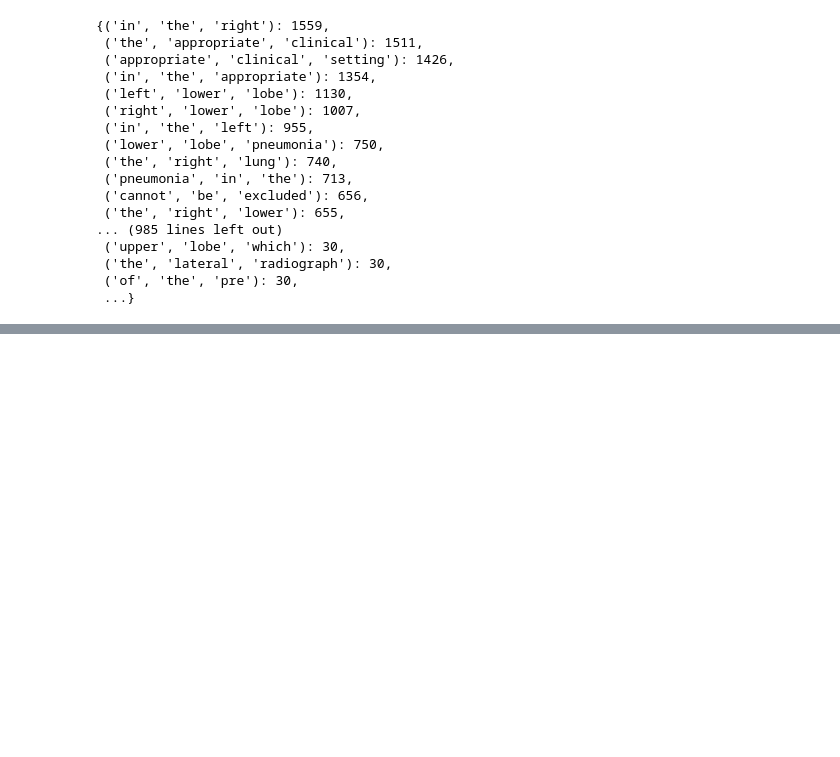
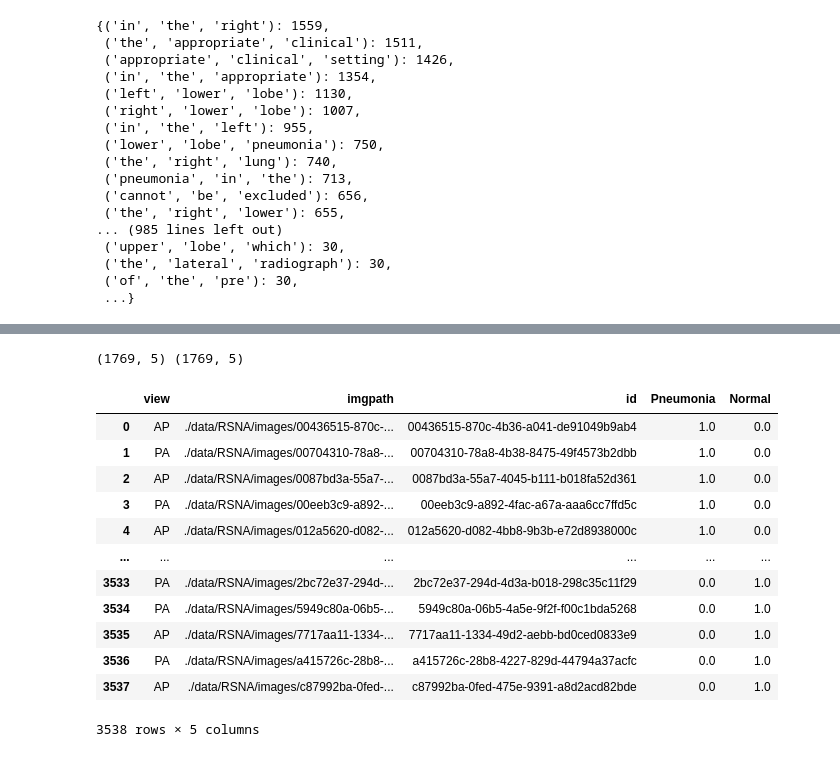
Before and after one commit to RyanWangZf/MedCLIP, a Jupyter notebook: playground.ipynb, the cells around one changed output, grey strips where cells are left out. Saved outputs shown, nothing was run; the diff lists cells and outputs as text; code cells hidden in the pictures; blank space fills up the shorter version.

```diff
--- a/playground.ipynb
+++ b/playground.ipynb
@@ -77,0 +107,22 @@ dict(sorted(finder.ngram_fd.items(), key=lambda item: item[1], reverse=True))
+# %%
+pos = rsna_test_meta[rsna_test_meta.Pneumonia == 1]
+neg = rsna_test_meta[rsna_test_meta.Normal == 1].sample(n=pos.shape[0], random_state=42)
+print(pos.shape, neg.shape)
+rsna_balanced_test_meta = pd.concat([pos, neg]).reset_index(drop=True)
+rsna_balanced_test_meta.to_csv('./local_data/rsna-balanced-test-meta.csv')
+rsna_balanced_test_meta
+# %% [output]
+(1769, 5) (1769, 5)
+|  | view | imgpath | id | Pneumonia | Normal |
+| 0 | AP | ./data/RSNA/images/00436515-870c-... | 00436515-870c-4b36-a041-de91049b9ab4 | 1.0 | 0.0 |
+| 1 | PA | ./data/RSNA/images/00704310-78a8-... | 00704310-78a8-4b38-8475-49f4573b2dbb | 1.0 | 0.0 |
+| 2 | AP | ./data/RSNA/images/0087bd3a-55a7-... | 0087bd3a-55a7-4045-b111-b018fa52d361 | 1.0 | 0.0 |
+| 3 | PA | ./data/RSNA/images/00eeb3c9-a892-... | 00eeb3c9-a892-4fac-a67a-aaa6cc7ffd5c | 1.0 | 0.0 |
+| 4 | AP | ./data/RSNA/images/012a5620-d082-... | 012a5620-d082-4bb8-9b3b-e72d8938000c | 1.0 | 0.0 |
+| ... | ... | ... | ... | ... | ... |
+| 3533 | PA | ./data/RSNA/images/2bc72e37-294d-... | 2bc72e37-294d-4d3a-b018-298c35c11f29 | 0.0 | 1.0 |
+| 3534 | PA | ./data/RSNA/images/5949c80a-06b5-... | 5949c80a-06b5-4a5e-9f2f-f00c1bda5268 | 0.0 | 1.0 |
+| 3535 | AP | ./data/RSNA/images/7717aa11-1334-... | 7717aa11-1334-49d2-aebb-bd0ced0833e9 | 0.0 | 1.0 |
+| 3536 | PA | ./data/RSNA/images/a415726c-28b8-... | a415726c-28b8-4227-829d-44794a37acfc | 0.0 | 1.0 |
+| 3537 | AP | ./data/RSNA/images/c87992ba-0fed-... | c87992ba-0fed-475e-9391-a8d2acd82bde | 0.0 | 1.0 |
+3538 rows × 5 columns
```
Also changed, not shown: parts of 8 cells of this notebook, 1 other file.
